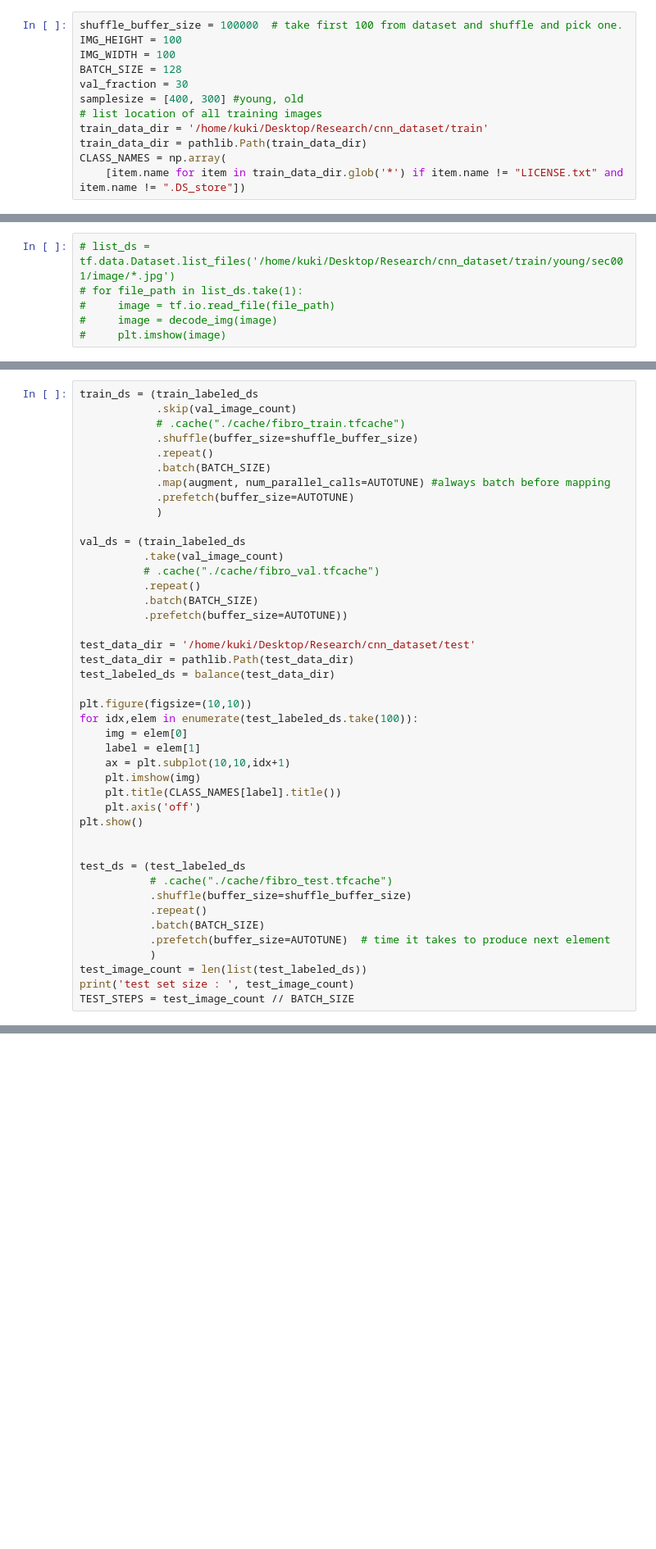
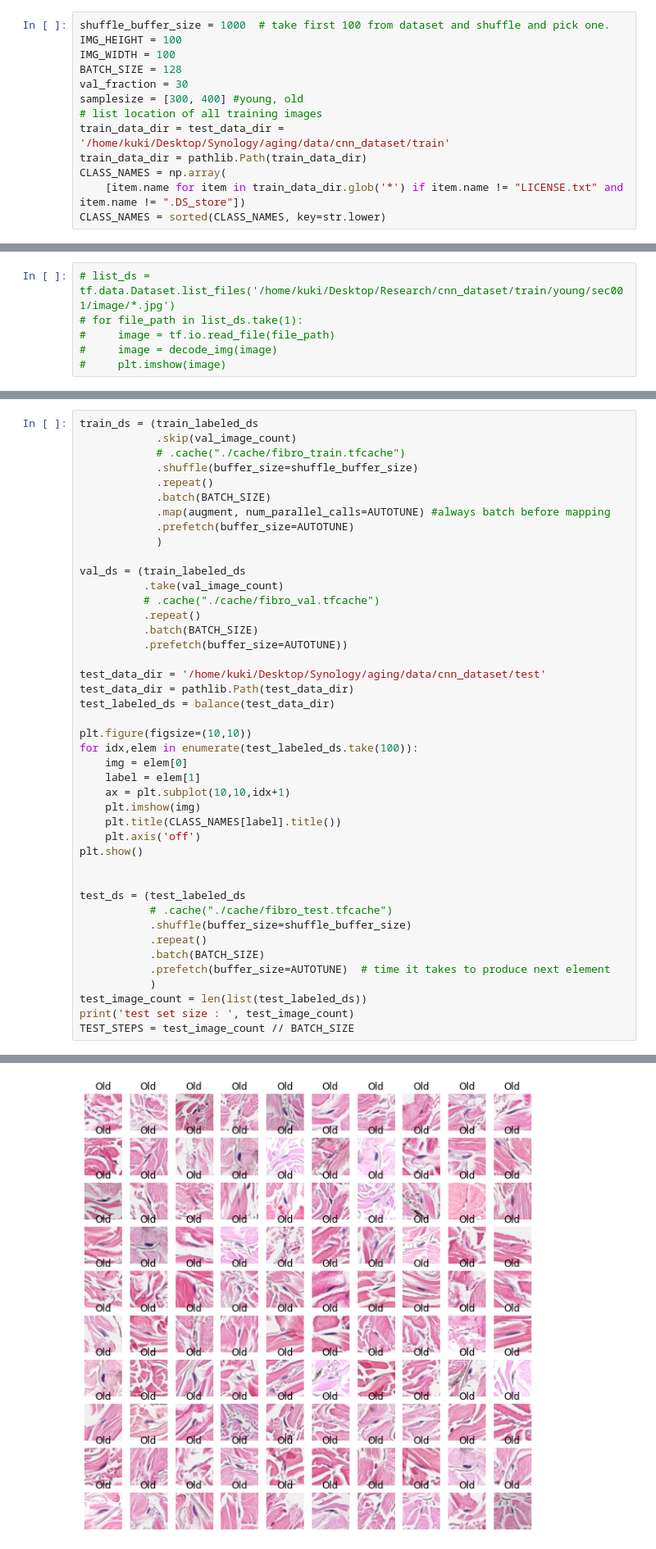
Before and after one commit to kukionfr/Tensorflow-Tutorial-Kyu, a Jupyter notebook: fibroblast_train_0530.ipynb, the cells around one changed output, grey strips where cells are left out. Shown at 82% size. Cells and saved outputs as stored; diff of their text form; blank space fills up the shorter version.

```diff
--- a/fibroblast_train_0530.ipynb
+++ b/fibroblast_train_0530.ipynb
@@ -117,17 +117,18 @@ def balance(data_dir):
         # print(CLASS, ': sample size =', len(list(tmp[0])))
     return tmp[0].shuffle(shuffle_buffer_size)
 # %%
-shuffle_buffer_size = 100000  # take first 100 from dataset and shuffle and pick one.
+shuffle_buffer_size = 1000  # take first 100 from dataset and shuffle and pick one.
 IMG_HEIGHT = 100
 IMG_WIDTH = 100
 BATCH_SIZE = 128
 val_fraction = 30
-samplesize = [400, 300] #young, old
+samplesize = [300, 400] #young, old
 # list location of all training images
-train_data_dir = '/home/kuki/Desktop/Research/cnn_dataset/train'
+train_data_dir = test_data_dir = '/home/kuki/Desktop/Synology/aging/data/cnn_dataset/train'
 train_data_dir = pathlib.Path(train_data_dir)
 CLASS_NAMES = np.array(
     [item.name for item in train_data_dir.glob('*') if item.name != "LICENSE.txt" and item.name != ".DS_store"])
+CLASS_NAMES = sorted(CLASS_NAMES, key=str.lower)
 # %%
 # tf.executing_eagerly()
 # tf.compat.v1.disable_eager_execution()
@@ -178,7 +221,7 @@ val_ds = (train_labeled_ds
           .batch(BATCH_SIZE)
           .prefetch(buffer_size=AUTOTUNE))
 
-test_data_dir = '/home/kuki/Desktop/Research/cnn_dataset/test'
+test_data_dir = '/home/kuki/Desktop/Synology/aging/data/cnn_dataset/test'
 test_data_dir = pathlib.Path(test_data_dir)
 test_labeled_ds = balance(test_data_dir)
 
@@ -203,3 +246,4 @@ test_ds = (test_labeled_ds
 test_image_count = len(list(test_labeled_ds))
 print('test set size : ', test_image_count)
 TEST_STEPS = test_image_count // BATCH_SIZE
+# %% [output]
@@ -206,3 +277,4 @@ TEST_STEPS = test_image_count // BATCH_SIZE
+[figure, added]
 # %%
 checkpoint_dir = "training_1"
 # shutil.rmtree(checkpoint_dir, ignore_errors=True)
```
Also changed, not shown: parts of 11 cells of this notebook, 1 other file.
